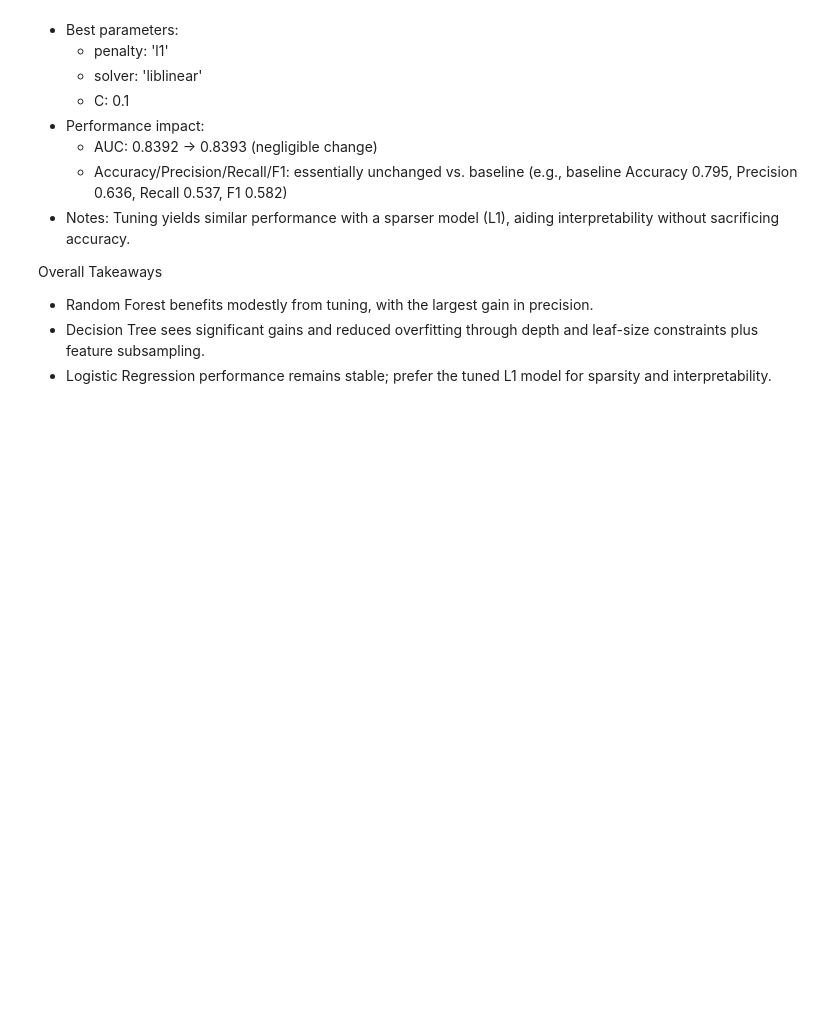
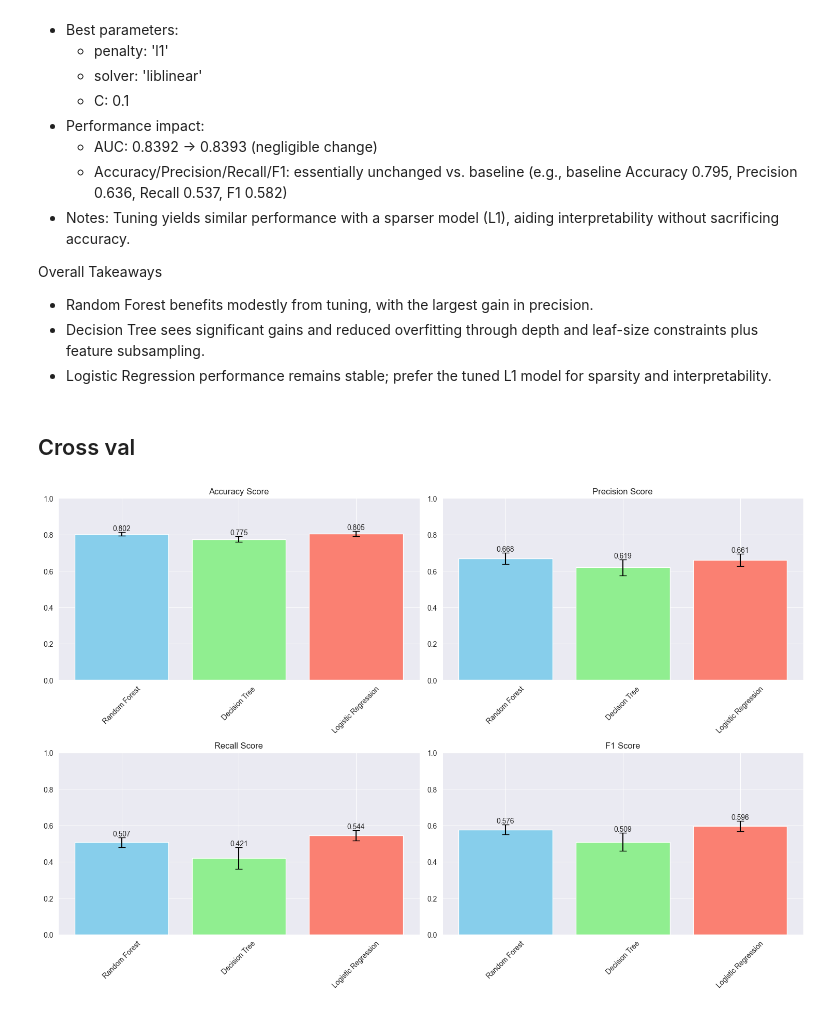
Before and after one commit to TouKhen/bloc-3, a Jupyter notebook: notebooks/data-explo-clean.ipynb, the cells around one changed output. Drawn from its saved outputs; the diff is of its cells as text; code cells hidden in the pictures; blank space fills up the shorter version.

```diff
--- a/notebooks/data-explo-clean.ipynb
+++ b/notebooks/data-explo-clean.ipynb
@@ -888,3 +887,28 @@ Overall Takeaways
 - Random Forest benefits modestly from tuning, with the largest gain in precision.
 - Decision Tree sees significant gains and reduced overfitting through depth and leaf-size constraints plus feature subsampling.
 - Logistic Regression performance remains stable; prefer the tuned L1 model for sparsity and interpretability.
+# %% [markdown]
+## Cross val
+# %%
+from src.features import cross_validation
+
+models = {
+    'Random Forest': {
+        'model': new_random_forest,
+        'data': new_random_forest_model
+    },
+    'Decision Tree': {
+        'model': new_decision_tree,
+        'data': new_decision_tree_model
+    },
+    'Logistic Regression': {
+        'model': new_log_reg,
+        'data': new_log_reg_model
+    }
+}
+
+cv_results = cross_validation(models)
+# %%
+viz.cv_plot(cv_results, models)
+# %% [output]
+[figure, added]
```
Also changed, not shown: parts of 8 cells of this notebook, 3 other files.
